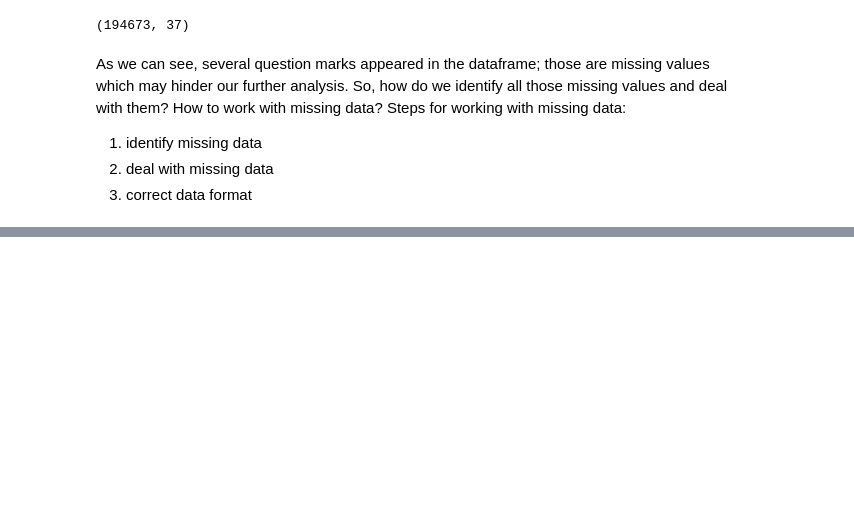
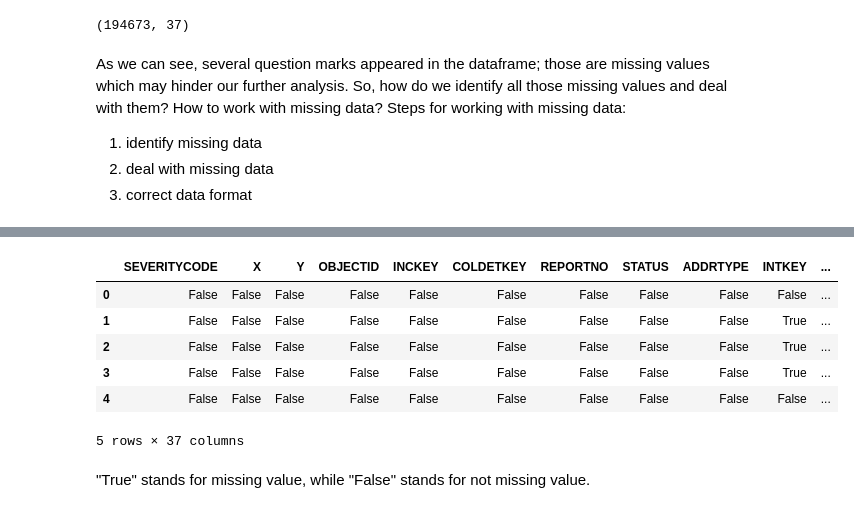
Before and after one commit to pablock-stark/ibm_data_science-final_capstone_project, a Jupyter notebook: ibm_applied_data_science_capstone.ipynb, the cells around one changed output, grey strips where cells are left out. Cells and saved outputs as stored; diff of their text form; code cells hidden in the pictures; blank space fills up the shorter version.

```diff
--- a/ibm_applied_data_science_capstone.ipynb
+++ b/ibm_applied_data_science_capstone.ipynb
@@ -85,0 +95,3 @@ As we can see, several question marks appeared in the dataframe; those are missi
+# %%
+df.replace("?", np.nan, inplace = True)
+df.head(5)
@@ -85,0 +115,13 @@ As we can see, several question marks appeared in the dataframe; those are missi
+# %%
+missing_data = df.isnull()
+missing_data.head(5)
+# %% [output]
+|  | SEVERITYCODE | X | Y | OBJECTID | INCKEY | COLDETKEY | REPORTNO | STATUS | ADDRTYPE | INTKEY | ... |
+| 0 | False | False | False | False | False | False | False | False | False | False | ... |
+| 1 | False | False | False | False | False | False | False | False | False | True | ... |
+| 2 | False | False | False | False | False | False | False | False | False | True | ... |
+| 3 | False | False | False | False | False | False | False | False | False | True | ... |
+| 4 | False | False | False | False | False | False | False | False | False | False | ... |
+5 rows × 37 columns
+# %% [markdown]
+"True" stands for missing value, while "False" stands for not missing value.
```
Also changed, not shown: parts of 7 cells of this notebook.
